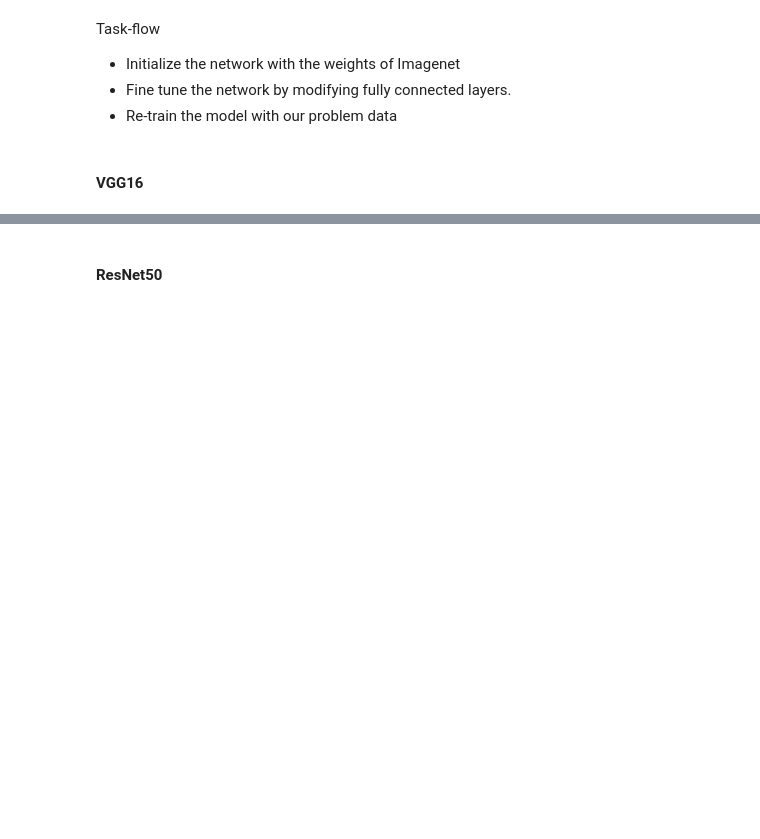
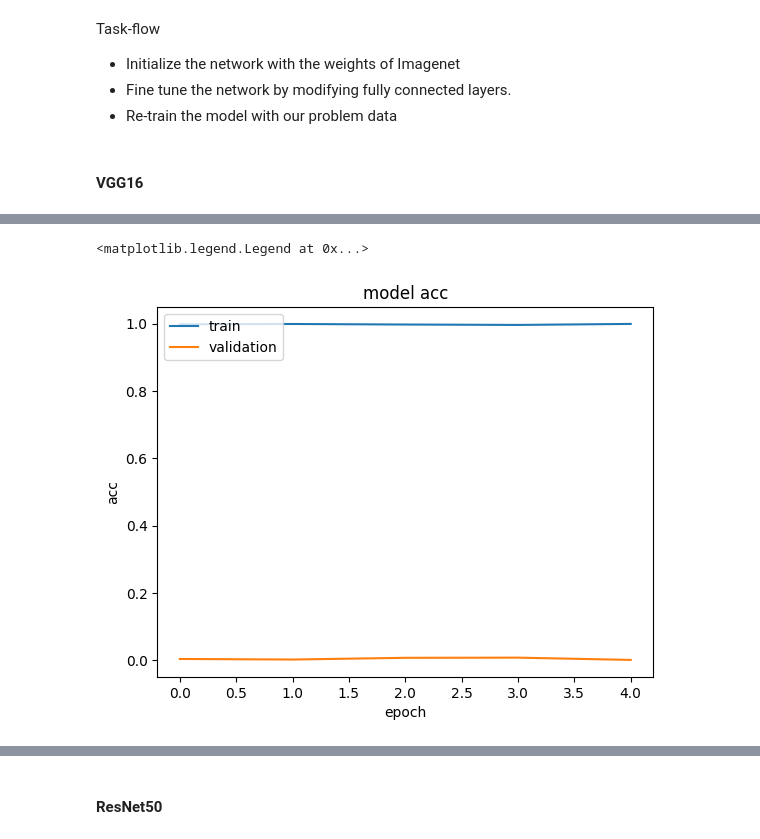
Before and after one commit to madhavamk/computational-data-science, a Jupyter notebook: MiniProjects/M6_NB_MiniProject_2_Face_Mask_Detection.ipynb, the cells around one changed output, grey strips where cells are left out. Saved outputs shown, nothing was run; the diff lists cells and outputs as text; code cells hidden in the pictures; blank space fills up the shorter version.

```diff
--- a/MiniProjects/M6_NB_MiniProject_2_Face_Mask_Detection.ipynb
+++ b/MiniProjects/M6_NB_MiniProject_2_Face_Mask_Detection.ipynb
@@ -322,3 +333,8 @@ Task-flow
 # %%
 # Create a custom image classification model using VGG16 as the base with added Dense layers for fine-tuning in TensorFlow Keras.
 # YOUR CODE HERE
+model_vgg = Sequential()
+model_vgg.add(VGG16(weights="imagenet", include_top=False, input_shape=(224, 224, 3)))
+model_vgg.add(Flatten())
+model_vgg.add(Dense(50, activation='relu'))
+model_vgg.add(Dense(3, activation='softmax'))
@@ -325,6 +344,9 @@ Task-flow
 # %%
 # Compile the VGG16-based model with the Adam optimizer (learning rate 0.00001), categorical cross-entropy loss, and accuracy as the metric
 # YOUR CODE HERE
+optimizer = keras.optimizers.Adam(learning_rate=0.00001)
+model_vgg.compile(optimizer=optimizer, loss='categorical_crossentropy', metrics=['acc'])
 # %%
 # Train the VGG16-based model for 5 epochs using the training and validation data generators, with specified class weights {0:1.0, 1:0.8, 2:1.2}
 # YOUR CODE HERE
+callbacks = [ keras.callbacks.ModelCheckpoint("best_model.keras", save_best_only=True, monitor="val_loss")]
@@ -333,0 +353,13 @@ Task-flow
+# %%
+# Plot the training and validation loss over epochs
+# YOUR CODE HERE
+history = model_vgg.fit(train_generator,
+          epochs=5,
+          callbacks=callbacks,
+          class_weight={0:1.0, 1:0.8, 2:1.2})
+
+# plt.plot(history.history['acc'])
+# plt.plot(history.history['loss'])
+# plt.ylabel(metric)
+# plt.xlabel('epoch')
+# plt.legend(['train', 'validation'], loc='upper left')
@@ -334,3 +377,14 @@ Task-flow
+# %%
+metric = 'acc'
+plt.plot(history.history['acc'])
+plt.plot(history.history['loss'])
+plt.title('model '+metric)
+plt.ylabel(metric)
+plt.xlabel('epoch')
+plt.legend(['train', 'validation'], loc='upper left')
+# %% [output]
+<matplotlib.legend.Legend at 0x...>
+[figure, added]
 # %%
 # Save the model in HDF5 format
 # YOUR CODE HERE
```
Also changed, not shown: parts of 32 cells of this notebook.
